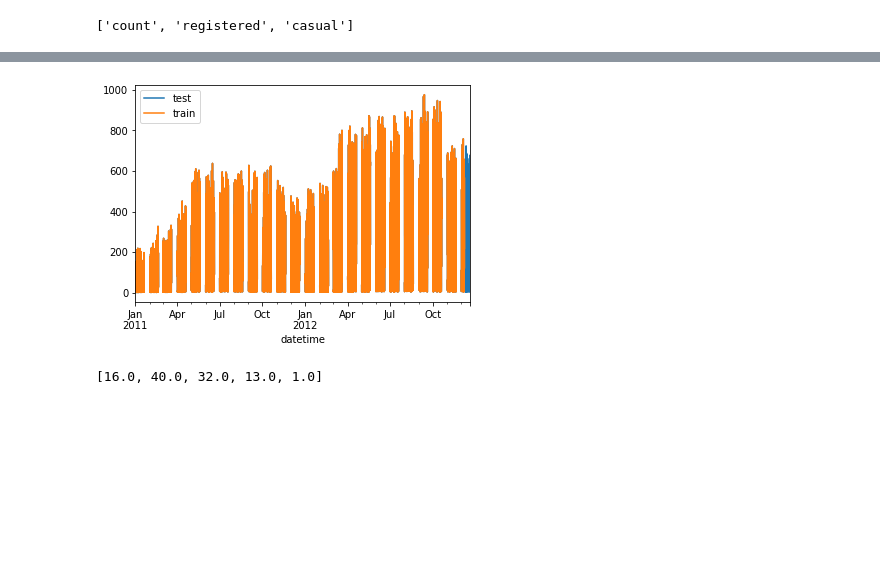
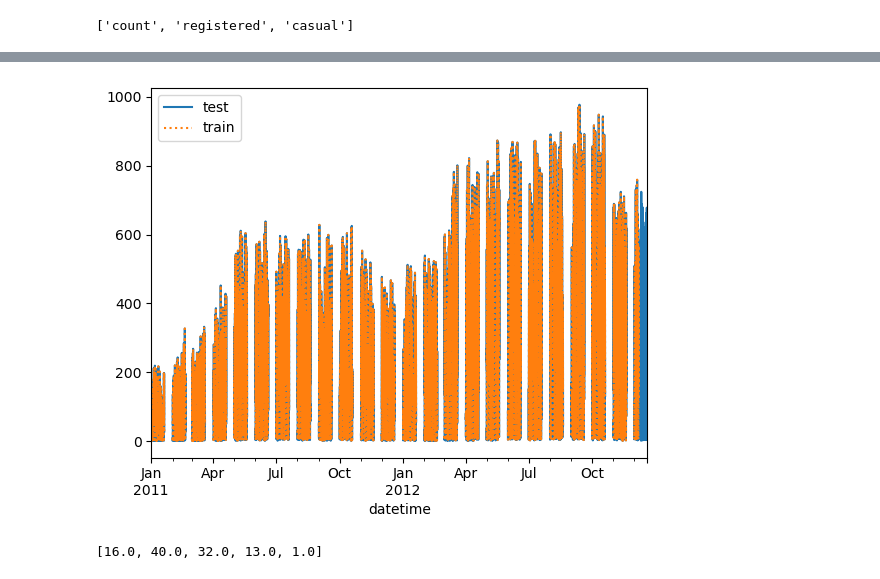
Before and after one commit to ChandraLingam/AmazonSageMakerCourse, a Jupyter notebook: DeepAR/BikeRental/deepar_biketrain_data_preparation.ipynb, the cells around one changed output, grey strips where cells are left out. Drawn from its saved outputs; the diff is of its cells as text; code cells hidden in the pictures; blank space fills up the shorter version.

```diff
--- a/DeepAR/BikeRental/deepar_biketrain_data_preparation.ipynb
+++ b/DeepAR/BikeRental/deepar_biketrain_data_preparation.ipynb
@@ -34,8 +34,8 @@ target_values = ['count','registered','casual']
 with_categories = False
 
 # Set datetime column as index to work with data based on Date/Time
-df = pd.read_csv('train.csv', parse_dates=['datetime'],index_col=0)
-df_test = pd.read_csv('test.csv', parse_dates=['datetime'],index_col=0)
+df = pd.read_csv('train.csv', parse_dates=['datetime'],index_col='datetime')
+df_test = pd.read_csv('test.csv', parse_dates=['datetime'],index_col='datetime')
 # %%
 # Minimum time and Maximum Time in Training CSV file
 df.index.min(),df.index.max()
@@ -117,10 +116,10 @@ prediction_length = 288
 # This controls how far in the past the network can see
 context_length = 288
 # %%
-dt_predict_max = pd.Timestamp("2012-12-31 23:00:00", freq=freq) # 2012-12-31 23:00 alt way..pd.datetime(2012,12,31,23,0,0)
+dt_predict_max = pd.Timestamp("2012-12-31 23:00:00") # 2012-12-31 23:00 alt way..pd.datetime(2012,12,31,23,0,0)
 
-dt_dataset_start_time = pd.Timestamp("2011-01-01 00:00:00", freq=freq)
-dt_dataset_end_time = pd.Timestamp("2012-12-19 23:00:00", freq=freq)
+dt_dataset_start_time = pd.Timestamp("2011-01-01 00:00:00")
+dt_dataset_end_time = pd.Timestamp("2012-12-19 23:00:00")
 
 # use for model training
 # Start time is the first row provided by kaggle
@@ -308,10 +329,11 @@ time_series_training[0][:5],time_series_training[1][:5],time_series_training[2][
 # %%
+# Timeseries for test data includes all data from training + plus few extra samples at the end
 time_series_test[0].plot(label='test')
-time_series_training[0].plot(label='train')#, ls=':')
+time_series_training[0].plot(label='train', ls='dotted')
 plt.legend()
 plt.show()
 # %% [output]
-[figure, old version]
+[figure, new version]
 # %%
 def encode_target(ts):
     return [x if np.isfinite(x) else "NaN" for x in ts]
```
Also changed, not shown: parts of 21 cells of this notebook, 4 other files.
